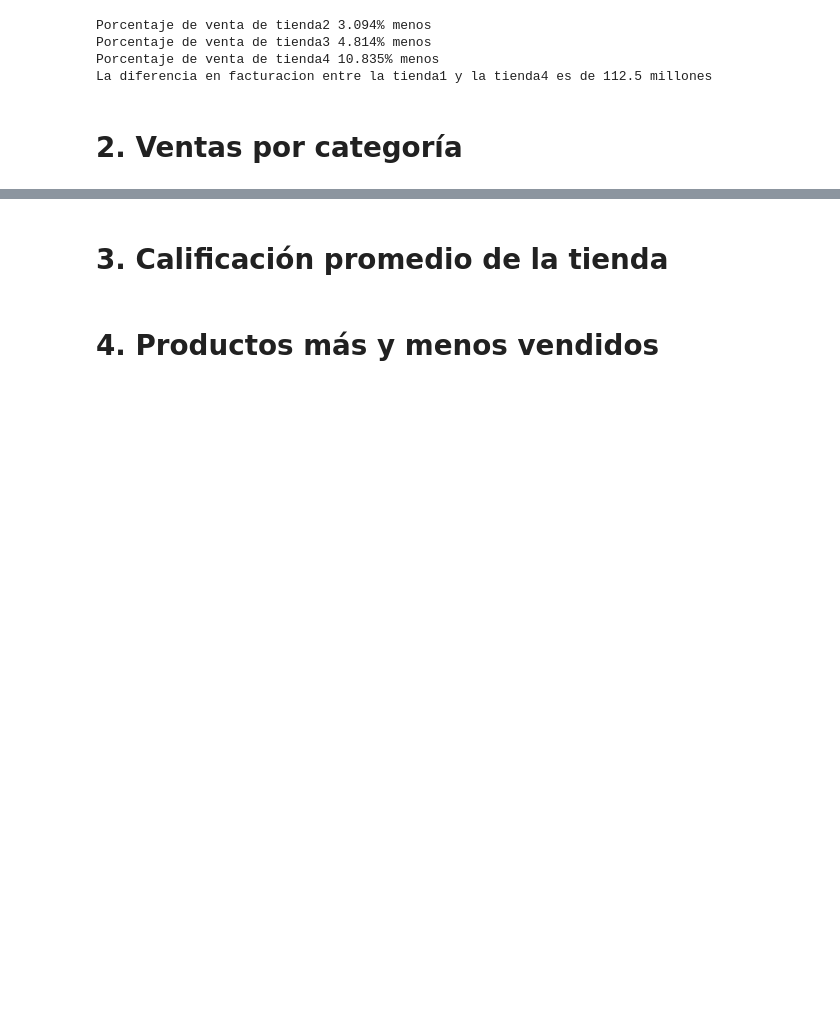
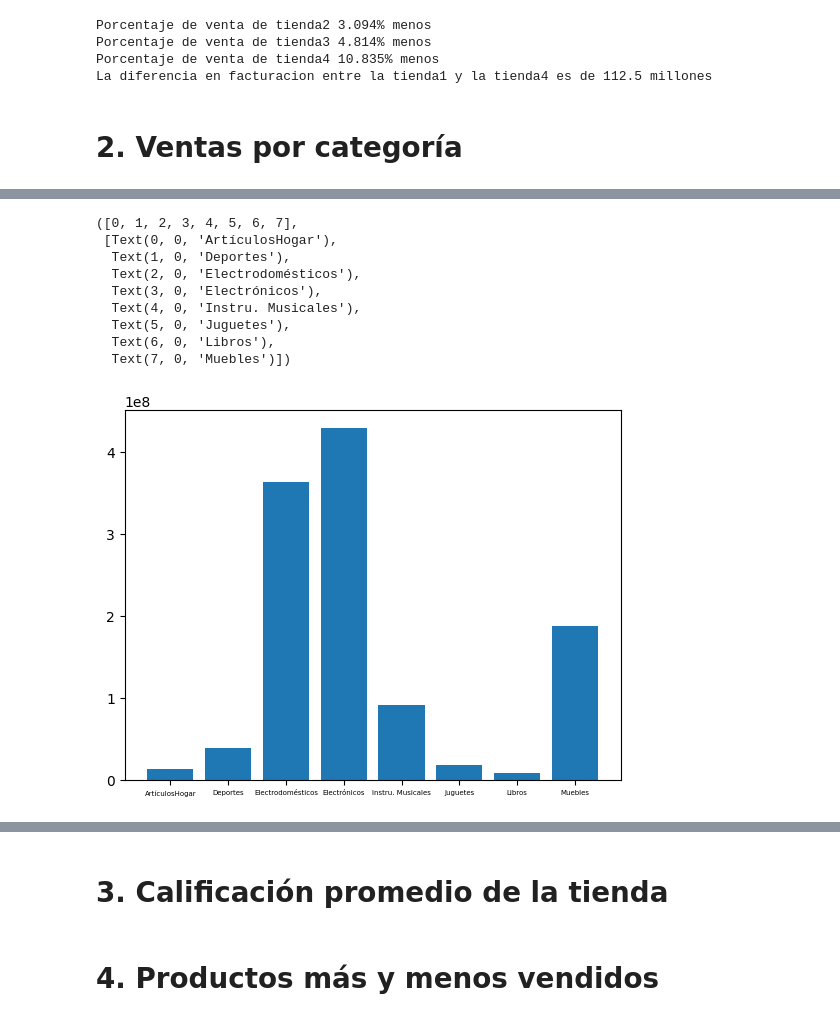
Before and after one commit to OscarBarco/Alura-Challengue2-store, a Jupyter notebook: AluraStoreLatam.ipynb, the cells around one changed output, grey strips where cells are left out. Cells and saved outputs as stored; diff of their text form; code cells hidden in the pictures; blank space fills up the shorter version.

Commit message:
2. Ventas por categoria

```diff
--- a/AluraStoreLatam.ipynb
+++ b/AluraStoreLatam.ipynb
@@ -107,3 +107,14 @@ Porcentaje de venta de tienda4 10.835% menos
 La diferencia en facturacion entre la tienda1 y la tienda4 es de 112.5 millones
 # %% [markdown]
 # 2. Ventas por categoría
+# %%
+#ventas de las tiendas por categorias para tienda1
+print(tienda['Categoría del Producto'].sort_values().unique())
+tienda[tienda['Categoría del Producto']=='Artículos para el hogar']
+
+#cual categoria vende mas?
+categorias = ['Artículos para el hogar', 'Deportes y diversión' ,'Electrodomésticos', 'Electrónicos', 'Instrumentos musicales', 'Juguetes', 'Libros','Muebles']
+
+for i in categorias:
+    a=tienda[tienda['Categoría del Producto']==i]['Precio'].sum()
+    print(f'precio para {i} es {a:,.0f}')
@@ -109,0 +132,19 @@ La diferencia en facturacion entre la tienda1 y la tienda4 es de 112.5 millones
+# %%
+#Grafica de barras para tienda 1
+categorias
+x = ['ArtículosHogar', 'Deportes', 'Electrodomésticos', 'Electrónicos', 'Instru. Musicales' ,'Juguetes', 'Libros' ,'Muebles']
+valores = [tienda[tienda['Categoría del Producto']==i]['Precio'].sum() for i in categorias]
+
+plt.bar(x,valores)
+plt.xticks(fontsize=5)
+# %% [output]
+([0, 1, 2, 3, 4, 5, 6, 7],
+ [Text(0, 0, 'ArtículosHogar'),
+  Text(1, 0, 'Deportes'),
+  Text(2, 0, 'Electrodomésticos'),
+  Text(3, 0, 'Electrónicos'),
+  Text(4, 0, 'Instru. Musicales'),
+  Text(5, 0, 'Juguetes'),
+  Text(6, 0, 'Libros'),
+  Text(7, 0, 'Muebles')])
+[figure, added]
```
Also changed, not shown: parts of 7 cells of this notebook.
